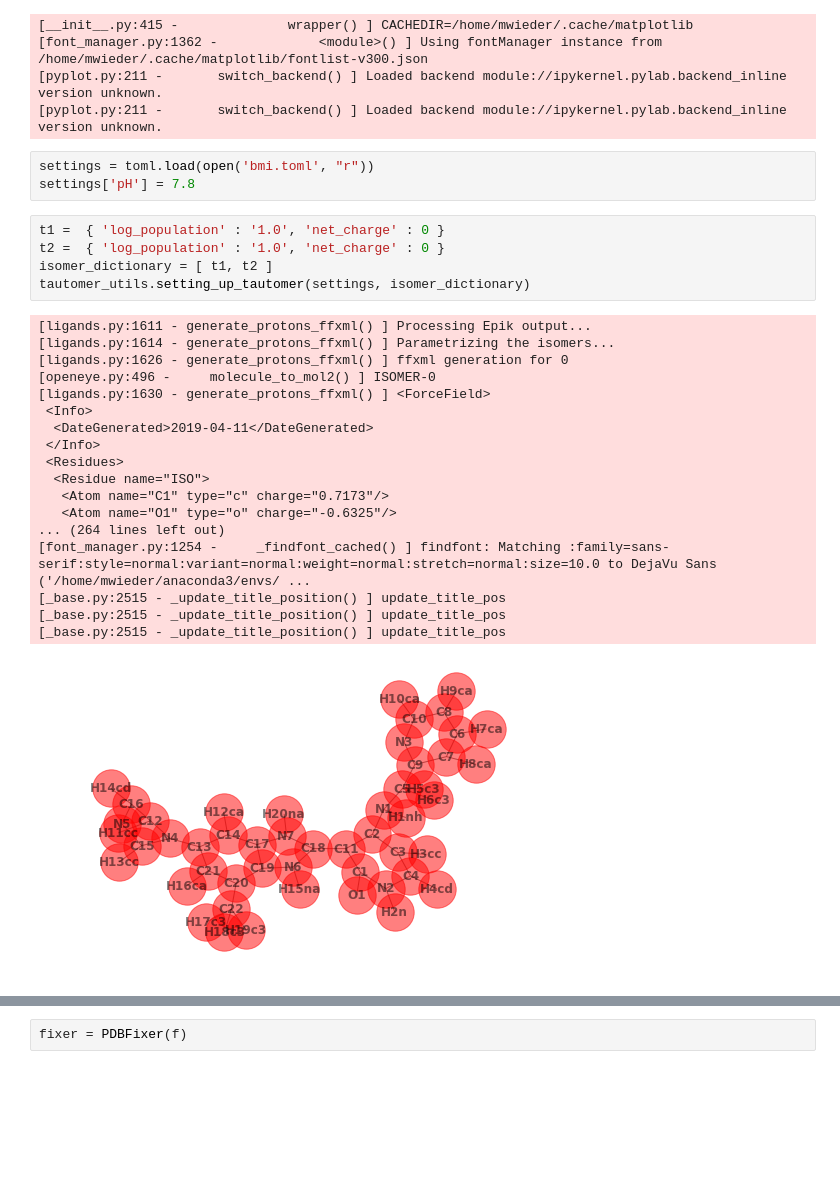
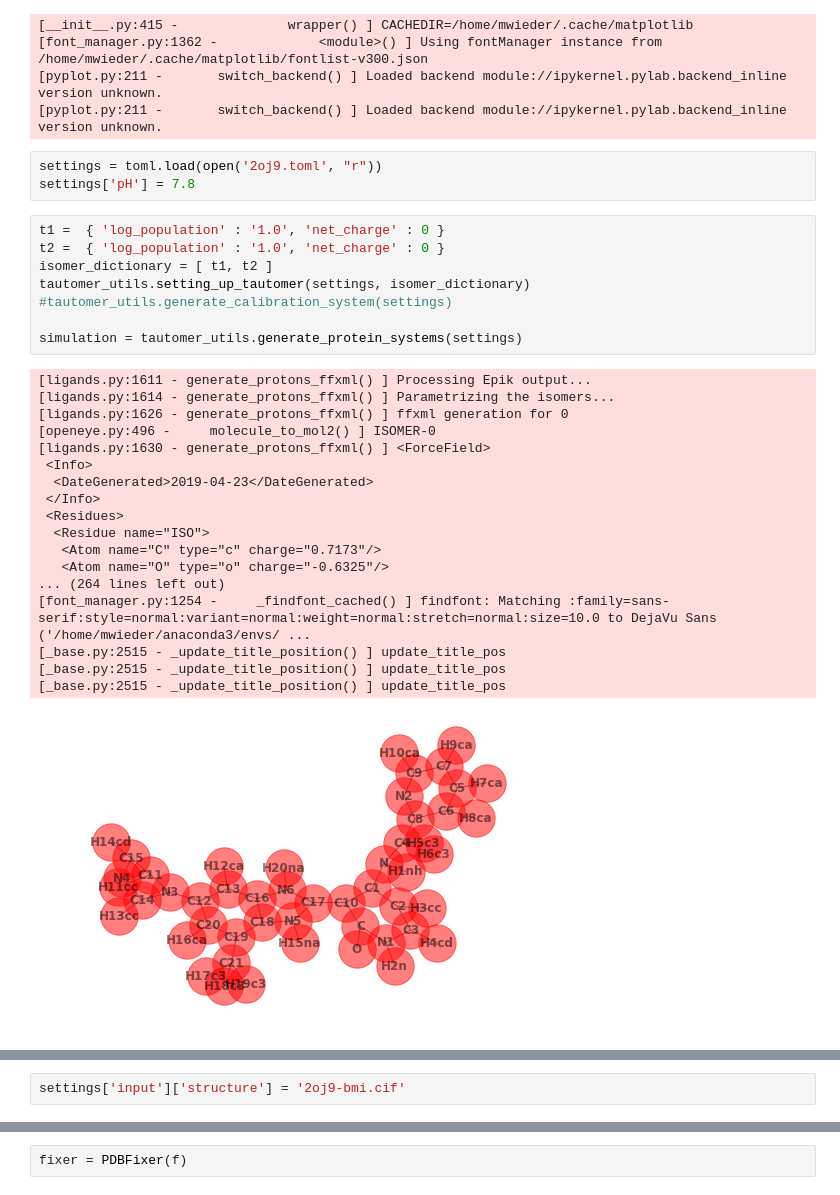
Before and after one commit to choderalab/protons, a Jupyter notebook: examples/tautomers/tautomers.ipynb, the cells around one changed output, grey strips where cells are left out. Saved outputs shown, nothing was run; the diff lists cells and outputs as text; blank space fills up the shorter version.

```diff
--- a/examples/tautomers/tautomers.ipynb
+++ b/examples/tautomers/tautomers.ipynb
@@ -18,29 +18,32 @@ import pprint
 [pyplot.py:211 -       switch_backend() ] Loaded backend module://ipykernel.pylab.backend_inline version unknown.
 [pyplot.py:211 -       switch_backend() ] Loaded backend module://ipykernel.pylab.backend_inline version unknown.
 # %%
-settings = toml.load(open('bmi.toml', "r"))
+settings = toml.load(open('2oj9.toml', "r"))
 settings['pH'] = 7.8
 # %%
 t1 =  { 'log_population' : '1.0', 'net_charge' : 0 }
 t2 =  { 'log_population' : '1.0', 'net_charge' : 0 }
 isomer_dictionary = [ t1, t2 ]
 tautomer_utils.setting_up_tautomer(settings, isomer_dictionary)
+#tautomer_utils.generate_calibration_system(settings)
+
+simulation = tautomer_utils.generate_protein_systems(settings)
 # %% [output]
 [ligands.py:1611 - generate_protons_ffxml() ] Processing Epik output...
 [ligands.py:1614 - generate_protons_ffxml() ] Parametrizing the isomers...
 [ligands.py:1626 - generate_protons_ffxml() ] ffxml generation for 0
 [openeye.py:496 -     molecule_to_mol2() ] ISOMER-0
 [ligands.py:1630 - generate_protons_ffxml() ] <ForceField>
  <Info>
-  <DateGenerated>2019-04-11</DateGenerated>
+  <DateGenerated>2019-04-23</DateGenerated>
  </Info>
  <Residues>
   <Residue name="ISO">
-   <Atom name="C1" type="c" charge="0.7173"/>
-   <Atom name="O1" type="o" charge="-0.6325"/>
+   <Atom name="C" type="c" charge="0.7173"/>
+   <Atom name="O" type="o" charge="-0.6325"/>
 ... (264 lines left out)
 [font_manager.py:1254 -     _findfont_cached() ] findfont: Matching :family=sans-serif:style=normal:variant=normal:weight=normal:stretch=normal:size=10.0 to DejaVu Sans ('/home/mwieder/anaconda3/envs/ ...
 [_base.py:2515 - _update_title_position() ] update_title_pos
 [_base.py:2515 - _update_title_position() ] update_title_pos
 [_base.py:2515 - _update_title_position() ] update_title_pos
-[figure, old version]
+[figure, new version]
@@ -64,3 +67,5 @@ tautomer_utils.setting_up_tautomer(settings, isomer_dictionary)
+# %%
+settings['input']['structure'] = '2oj9-bmi.cif'
 # %%
 # for calibration enable SAMS
 # for simulation provide reference_free_energies
```
Also changed, not shown: parts of 4 cells of this notebook, 8 other files.
